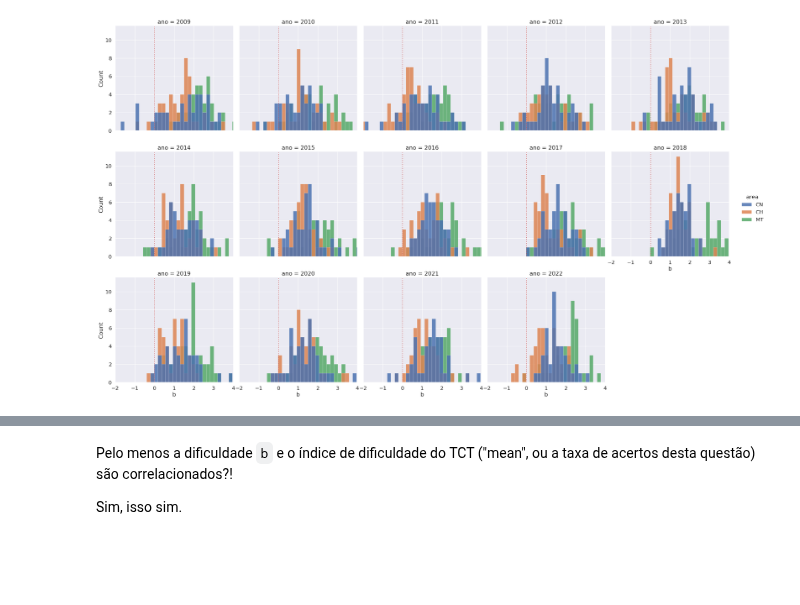
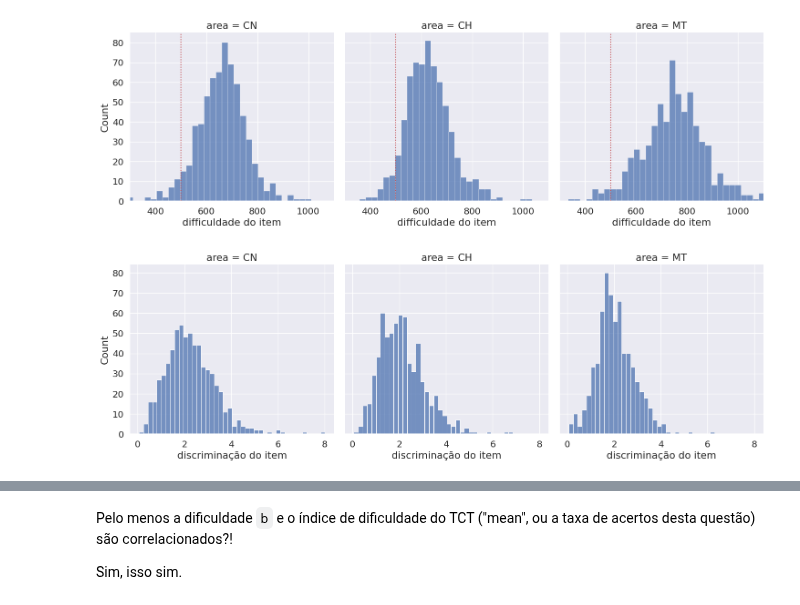
Before and after one commit to atp/enem, a Jupyter notebook: public/Visualização do parâmetros do ENEM.ipynb, the cells around one changed output, grey strips where cells are left out. Drawn from its saved outputs; the diff is of its cells as text; code cells hidden in the pictures; blank space fills up the shorter version.

```diff
--- a/public/Visualização do parâmetros do ENEM.ipynb
+++ b/public/Visualização do parâmetros do ENEM.ipynb
@@ -48,10 +49,3 @@ def istats(ano,area,sort_by='total.r',return_styled=False):
                                'habilidade':'{:.0f}'})
     return istats
 # istats(2009,'MT')
-# %%
-l = []
-for ano in range(2009,2023):
-    for area in ['CN','CH','MT']:
-        df = istats(ano,area)
-        l.append(df)
-allitems = pd.concat(l)
@@ -87,5 +51,0 @@ allitems.groupby(['ano','area'])['b'].describe(percentiles=[.5])
-# %%
-data = allitems.dropna(subset='b')
-data = data.query('b < 60')
-ax = sns.histplot(data,x='b',hue='area',multiple='layer',alpha=0.75)
-ax.set_xlim(-2,6)
@@ -94,0 +52,12 @@ ax.set_xlim(-2,6)
+# %%
+# um dataframe com todos os itens do ENEM e seus parâmetros TRI dado pelo INEP
+l = []
+for ano in range(2009,2024):
+    for area in ['CN','CH','MT']:
+        slope,intercept = scalecalparams(area=area)
+        df = istats(ano,area)
+        df['a_enem'] = df['a']/slope
+        df['b_enem'] = df['b']*slope + intercept
+        l.append(df)
+allitems = pd.concat(l)
+allitems = allitems.set_index('item',verify_integrity=False)
@@ -95,9 +71,13 @@ ax.set_xlim(-2,6)
 # %%
 data = allitems.dropna(subset='b')
 data = data.query('b < 60')
-g = sns.displot(data,x='b',hue='area',col='ano',col_wrap=5,alpha=0.85)
-g.set(xlim=(-2,4))
+g = sns.displot(data,x='b_enem',col='area')
+g.set(xlim=(300,1100))
+g.set(xlabel='difficuldade do item')
 for ax in g.axes.flat:
-    ax.axvline(x=0, color='r', linestyle=':')
+    ax.axvline(x=500, color='r', linestyle=':')
+ga = sns.displot(data,x='a',col='area')
+ga.set(xlabel='discriminação do item');
 # %% [output]
-[figure, old version]
+[figure, new version]
+[figure, added]
```
Also changed, not shown: parts of 16 cells of this notebook, 8 other files.
